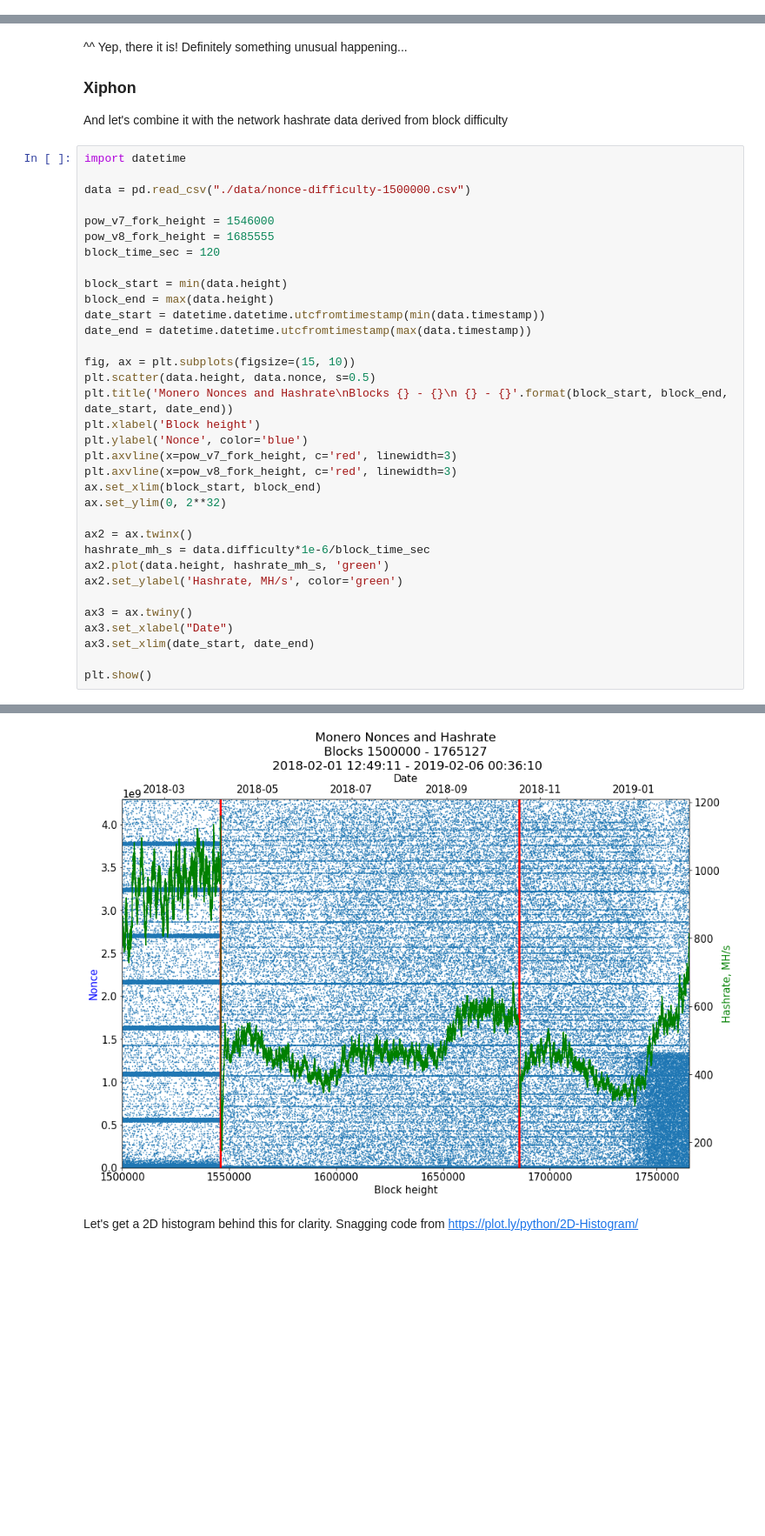
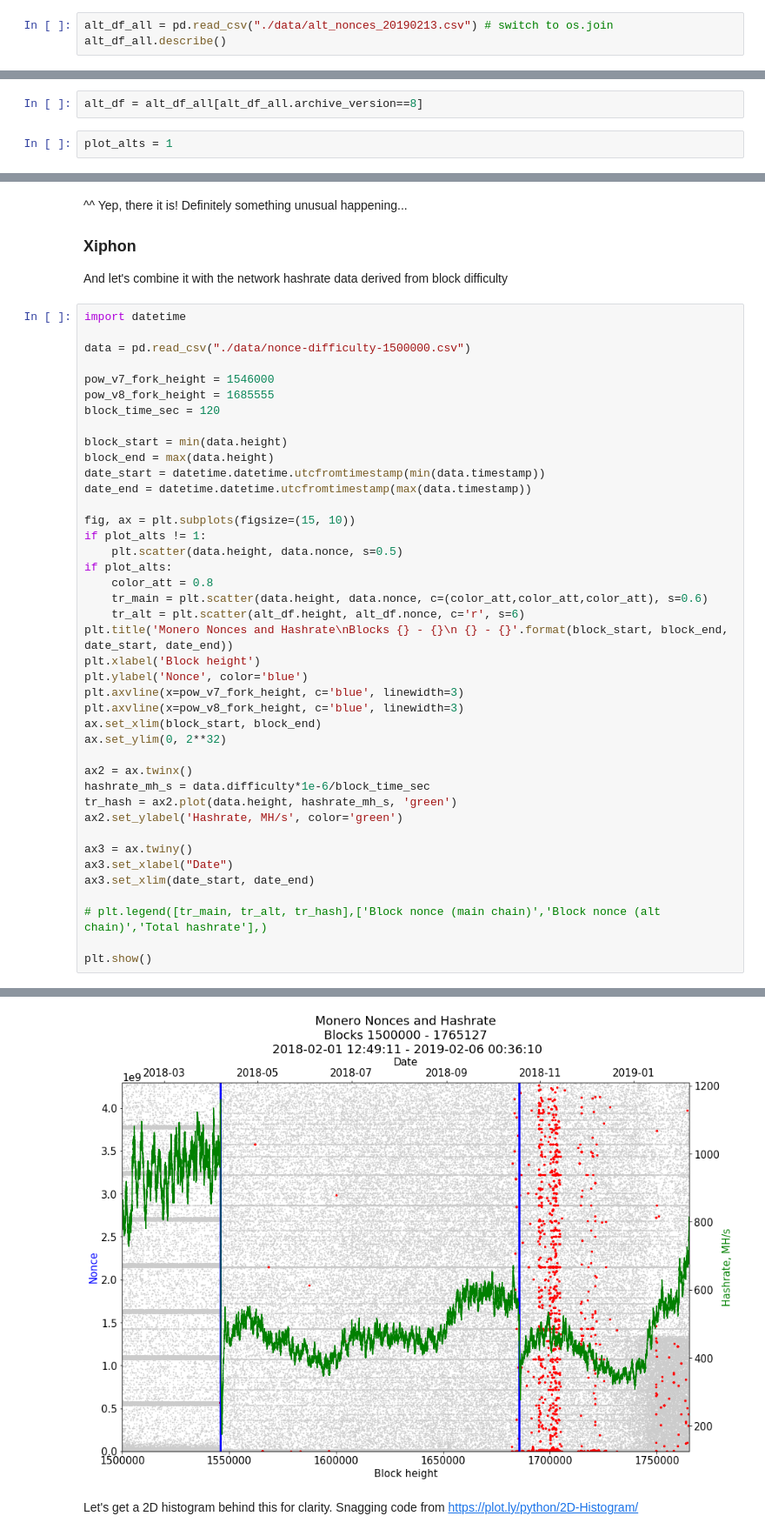
Before and after one commit to noncesense-research-lab/nonce_distribution, a Jupyter notebook: nonce_distribution.ipynb, the cells around one changed output, grey strips where cells are left out. Shown at 87% size. Saved outputs shown, nothing was run; the diff lists cells and outputs as text; blank space fills up the shorter version.

Commit message:
alt block nonce timing analysis

```diff
--- a/nonce_distribution.ipynb
+++ b/nonce_distribution.ipynb
@@ -189,0 +195,3 @@ plt.xlabel('Nonce value');
+# %%
+alt_df_all = pd.read_csv("./data/alt_nonces_20190213.csv") # switch to os.join
+alt_df_all.describe()
@@ -190,3 +224,7 @@ plt.xlabel('Nonce value');
+# %%
+alt_df = alt_df_all[alt_df_all.archive_version==8]
+# %%
+plot_alts = 1
 # %% [markdown]
 ## Time dependence
 # %% [markdown]
@@ -247,23 +285,30 @@ date_start = datetime.datetime.utcfromtimestamp(min(data.timestamp))
 date_end = datetime.datetime.utcfromtimestamp(max(data.timestamp))
 
 fig, ax = plt.subplots(figsize=(15, 10))
-plt.scatter(data.height, data.nonce, s=0.5)
+if plot_alts != 1:
+    plt.scatter(data.height, data.nonce, s=0.5)
+if plot_alts:
+    color_att = 0.8
+    tr_main = plt.scatter(data.height, data.nonce, c=(color_att,color_att,color_att), s=0.6)
+    tr_alt = plt.scatter(alt_df.height, alt_df.nonce, c='r', s=6)
 plt.title('Monero Nonces and Hashrate\nBlocks {} - {}\n {} - {}'.format(block_start, block_end, date_start, date_end))
 plt.xlabel('Block height')
 plt.ylabel('Nonce', color='blue')
-plt.axvline(x=pow_v7_fork_height, c='red', linewidth=3)
-plt.axvline(x=pow_v8_fork_height, c='red', linewidth=3)
+plt.axvline(x=pow_v7_fork_height, c='blue', linewidth=3)
+plt.axvline(x=pow_v8_fork_height, c='blue', linewidth=3)
 ax.set_xlim(block_start, block_end)
 ax.set_ylim(0, 2**32)
 
 ax2 = ax.twinx()
 hashrate_mh_s = data.difficulty*1e-6/block_time_sec
-ax2.plot(data.height, hashrate_mh_s, 'green')
+tr_hash = ax2.plot(data.height, hashrate_mh_s, 'green')
 ax2.set_ylabel('Hashrate, MH/s', color='green')
 
 ax3 = ax.twiny()
 ax3.set_xlabel("Date")
 ax3.set_xlim(date_start, date_end)
 
+# plt.legend([tr_main, tr_alt, tr_hash],['Block nonce (main chain)','Block nonce (alt chain)','Total hashrate'],)
+
 plt.show()
 # %% [output]
@@ -270,4 +316,4 @@ plt.show()
-[figure, old version]
+[figure, new version]
 # %% [markdown]
 Let's get a 2D histogram behind this for clarity. Snagging code from https://plot.ly/python/2D-Histogram/
 # %%
```
Also changed, not shown: parts of 32 cells of this notebook, 2 other files.
